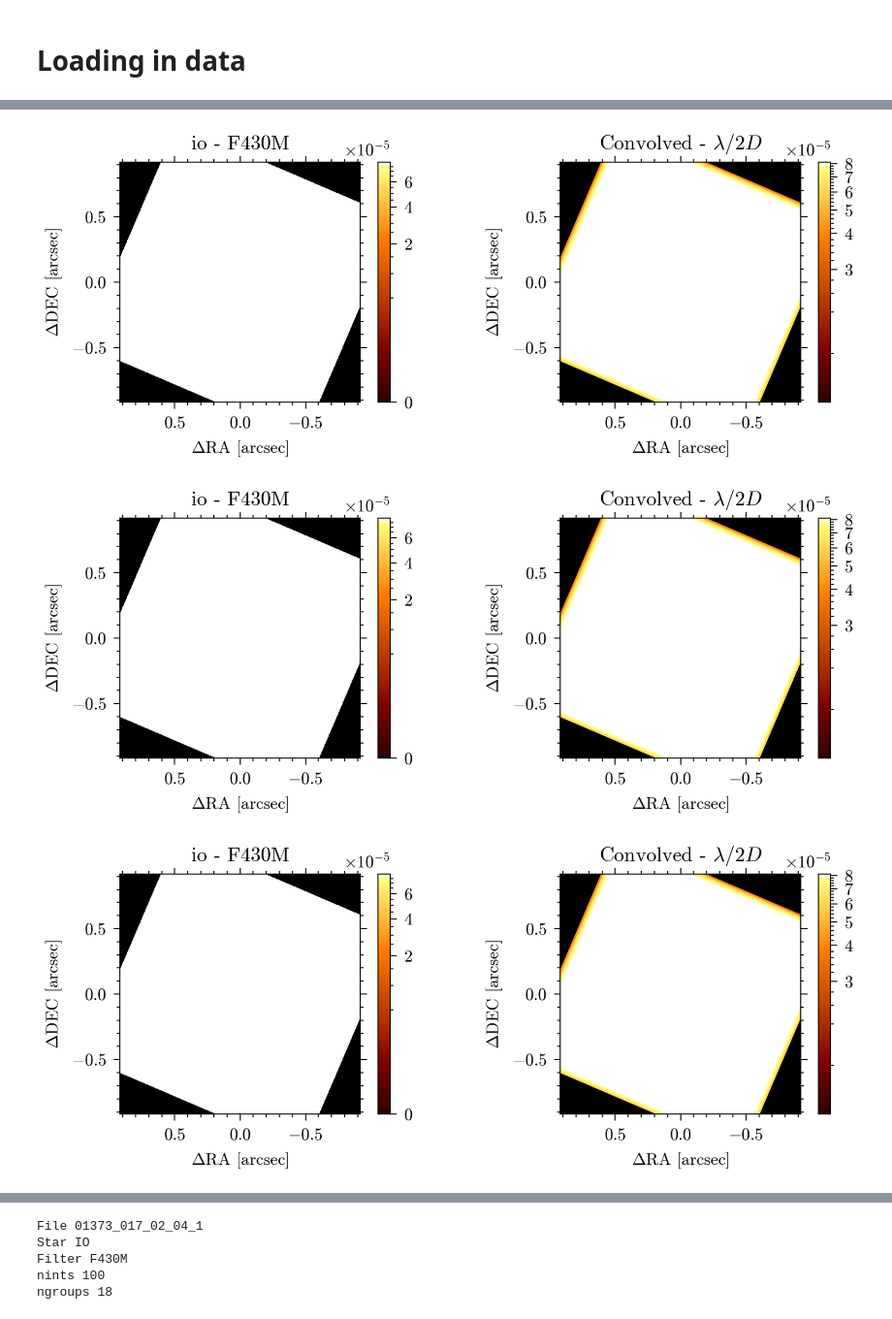
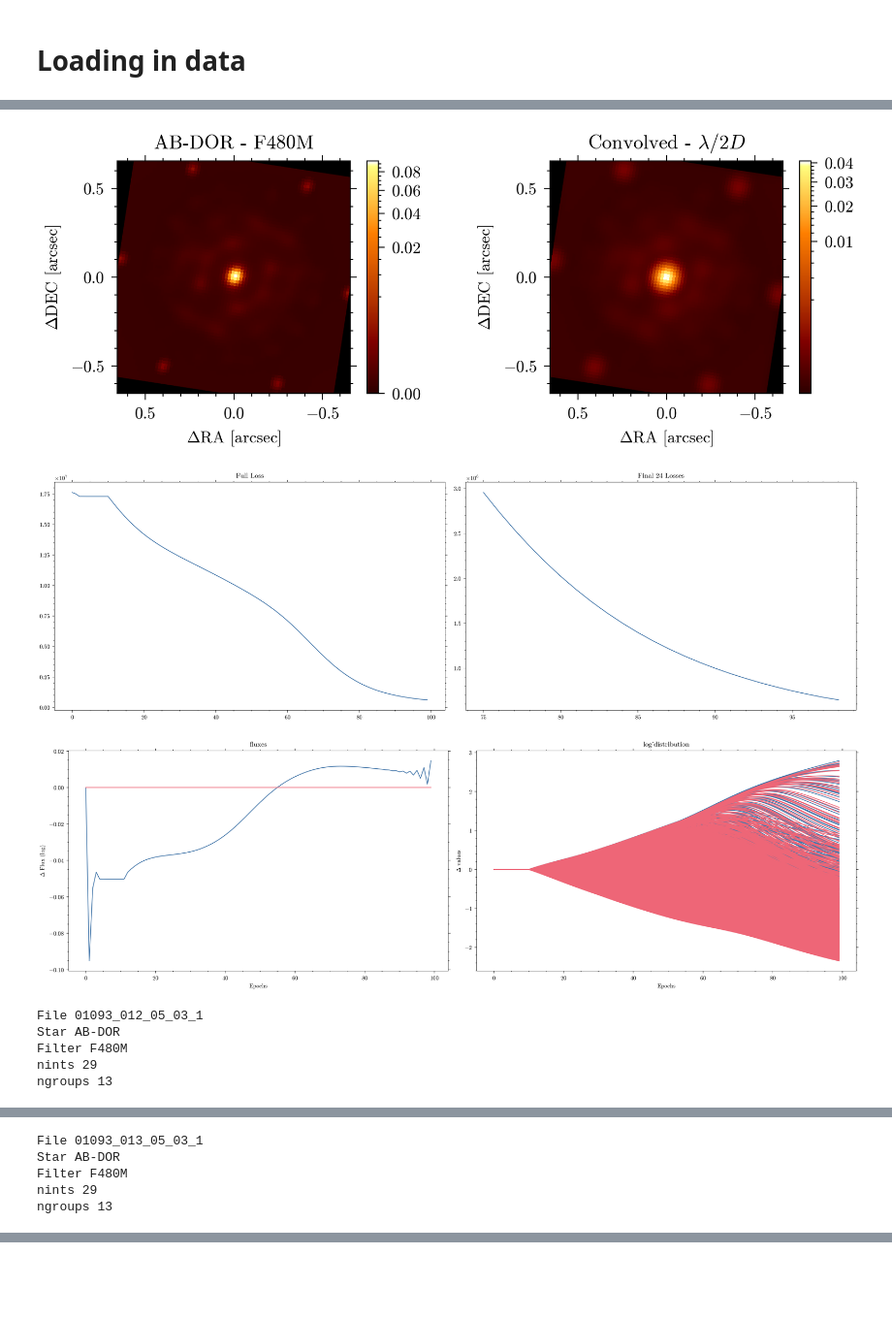
Before and after one commit to maxecharles/dorito_notebooks, a Jupyter notebook: ab-dor.ipynb, the cells around one changed output, grey strips where cells are left out. Shown at 97% size. Cells and saved outputs as stored; diff of their text form; code cells hidden in the pictures; blank space fills up the shorter version.

```diff
--- a/ab-dor.ipynb
+++ b/ab-dor.ipynb
@@ -129,12 +129,16 @@ for file in files:
 
     # if file[0].header["TARGPROP"] == "NGC1068":
     if not bool(file[0].header["IS_PSF"]):
-        if file[0].header["TARGPROP"] != "AB-DOR":
+        if file[0].header["TARGPROP"] != "AB-DOR" or file[0].header["NGROUPS"] != 13:
             continue
         sci_files.append(file)
     elif bool(file[0].header["IS_PSF"]):
-        # file[0].header["TARGPROP"] = "HD 2236"
-        cal_files.append(file)
+        if (
+            file[0].header["TARGPROP"] == "HD-36805"
+            or file[0].header["TARGPROP"] == "HD-37093"
+            or file[0].header["TARGPROP"] == "HD-37093"
+        ):
+            cal_files.append(file)
     else:
         print(f"Unkown target: {file[0].header['TARGPROP']}")
 
@@ -169,7 +152,7 @@ from amigo.rnn_models import PixelNonLinearity, ConvRNN, RNNRamp
 ramp_model = ConvRNN(key=jr.key(0), use_bias=False, bias_value=1e-3)
 ramp_model = RNNRamp(ramp_model, gain_model=PixelNonLinearity())
 # %%
-source_size = 112
+source_size = 80
 # level = 5
 # # shearlets, shearletSystem = dorito.build_model.shearlet_prior(source_size, nScales=2)
 # wavelets = dorito.wavelets.Wavelets(
@@ -178,10 +161,10 @@ source_size = 112
 
 model, params, cal_fits, sci_fits = dorito.build_model.build_resolved_model(
     # model, params, cal_exposures, sci_exposures = dorito.build_model.build_resolved_model(
+    # cal_files[0:5],
     # cal_files,
     [],
     # sci_files[3:4],
-    # cal_files,
     sci_files,
     # [],
     state=state,
@@ -197,13 +180,14 @@ model, params, cal_fits, sci_fits = dorito.build_model.build_resolved_model(
     },
     sci_fit=dorito.model_fits.DynamicResolvedFit,
     # sci_fit=dorito.model_fits.ResolvedFit,
+    # sci_fit=amigo.model_fits.PointFit,
     Teff_cache=teff_cache,
     separate_fits=True,
 )
 fits = [*cal_fits, *sci_fits]
 
 # init state
-init_state = np.load(init_state_cache + "F430M.npy", allow_pickle=True)[()]
+init_state = np.load(init_state_cache + "F480M_5.npy", allow_pickle=True)[()]
 for p in [
     "positions",
     "fluxes",
@@ -249,17 +230,17 @@ def term_looper(looper, loss_dict):
 
     return False
 # %%
-n_epoch = 5
+n_epoch = 500
 
 config = {
-    # "positions": sgd(1e-2, 0),
-    # "positions": sgd(2e-2, 0),
+    # "positions": sgd(1e-1, 0),
+    # "positions": sgd(5e-3, 0),
     "fluxes": sgd(2e-1, 0),
-    # "fluxes": sgd(2e-1, 20),
+    # "fluxes": sgd(3e-2, 0),
     # "aberrations": sgd(5e-2, 4),
     # "log_distribution": adam(7e-2, 0),  # , (10, 0.25), b1=0.7),
-    "log_distribution": adam(5e-2, 5),  # , (10, 0.25), b1=0.7),
-    # "positions": sgd(2e-2, 5),
+    "log_distribution": adam(3e-2, 10),  # , (10, 0.25), b1=0.7),
+    # "positions": sgd(2e-2, 10),
     # "fluxes": sgd(2e-2, 0),
     # "one_on_fs": sgd(1e2, 6),
     # "approx": adam(1e-5, 0),
@@ -340,5 +321,5 @@ Final Loss: 285,778,897.23
 # %%
-# np.save(init_state_cache + "F430M_500.npy", result.model.params)
+# np.save(init_state_cache + "F480M_5.npy", result.model.params)
 
 flag = False
 for exp in fits:
@@ -376,7 +357,7 @@ for exp in fits:
             fig.colorbar(c1, ax=ax[1])
 
             fig.colorbar(c0)
-            ax[0].set_title(f"io - {exp.filter}")
+            ax[0].set_title(f"AB-DOR - {exp.filter}")
             ax[1].set(title=r"Convolved - $\lambda / 2D$")
 
             plt.tight_layout()
@@ -402,3 +383,8 @@ for exp in fits:
-[figure, old version]
+[figure, new version]
-[figure, old version]
+[figure, new version]
-[figure, old version]
+[figure, new version]
+File 01093_012_05_03_1
+Star AB-DOR
+Filter F480M
+nints 29
+ngroups 13
@@ -405,0 +392,5 @@ for exp in fits:
+File 01093_013_05_03_1
+Star AB-DOR
+Filter F480M
+nints 29
+ngroups 13
@@ -408,5 +397,0 @@ for exp in fits:
-File 01373_017_02_04_1
-Star IO
-Filter F430M
-nints 100
-ngroups 18
```
Also changed, not shown: parts of 13 cells of this notebook, 4 other files.
